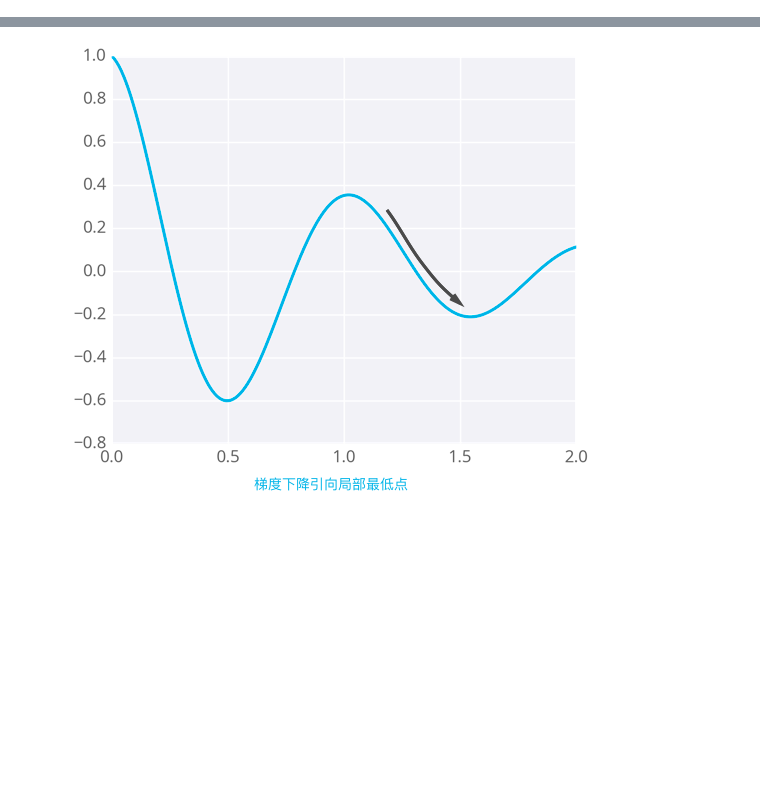
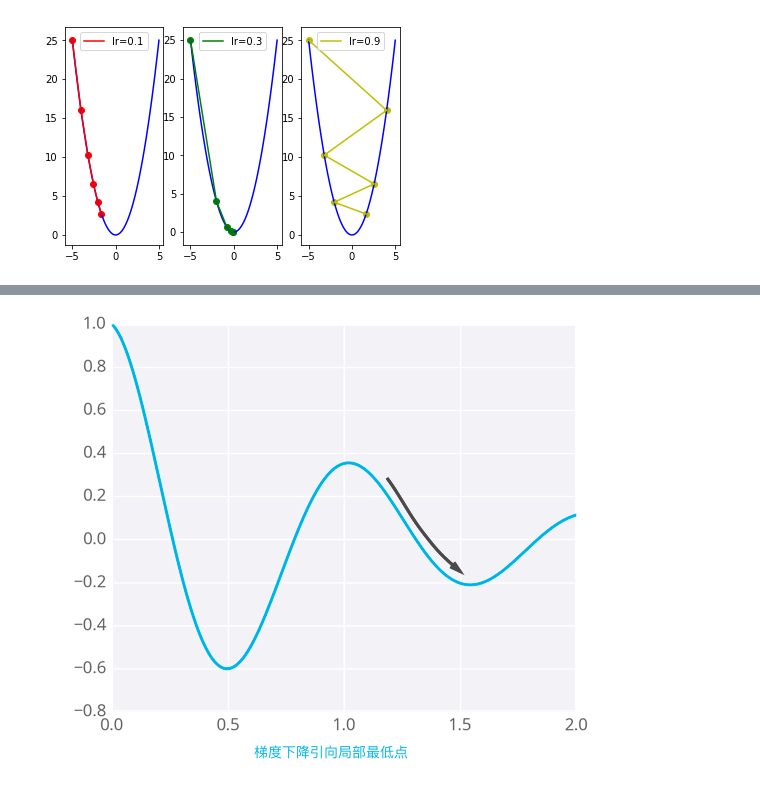
Before and after one commit to sshhan/practice, a Jupyter notebook: Summary_of_Gradient_descent.ipynb, the cells around one changed output, grey strips where cells are left out. Cells and saved outputs as stored; diff of their text form; code cells hidden in the pictures; blank space fills up the shorter version.

```diff
--- a/Summary_of_Gradient_descent.ipynb
+++ b/Summary_of_Gradient_descent.ipynb
@@ -32,0 +139,27 @@ for i in range(nb_epochs):
+# %%
+def demo0_GD2():
+    '''演示如何使用梯度下降法'''
+    line_x=np.linspace(-5,5,100)
+    line_y=func(line_x)
+
+    x_start=-5
+    epochs=5
+
+    lr=[0.1,0.3,0.9]
+
+
+    color=['r','g','y']
+    size=np.ones(epochs+1)*10
+    size[-1]=70
+    for i in range(len(lr)):
+        x=GD(x_start,dfunc,epochs,lr=lr[i])
+        plt.subplot(1,3,i+1)
+        plt.plot(line_x,line_y,c='b')
+        plt.plot(x,func(x),c=color[i],label='lr={}'.format(lr[i]))
+        plt.scatter(x,func(x),c=color[i])
+        plt.legend()
+    plt.show()
+# %%
+demo0_GD2()
+# %% [output]
+[figure, added]
```
Also changed, not shown: parts of 24 cells of this notebook.
